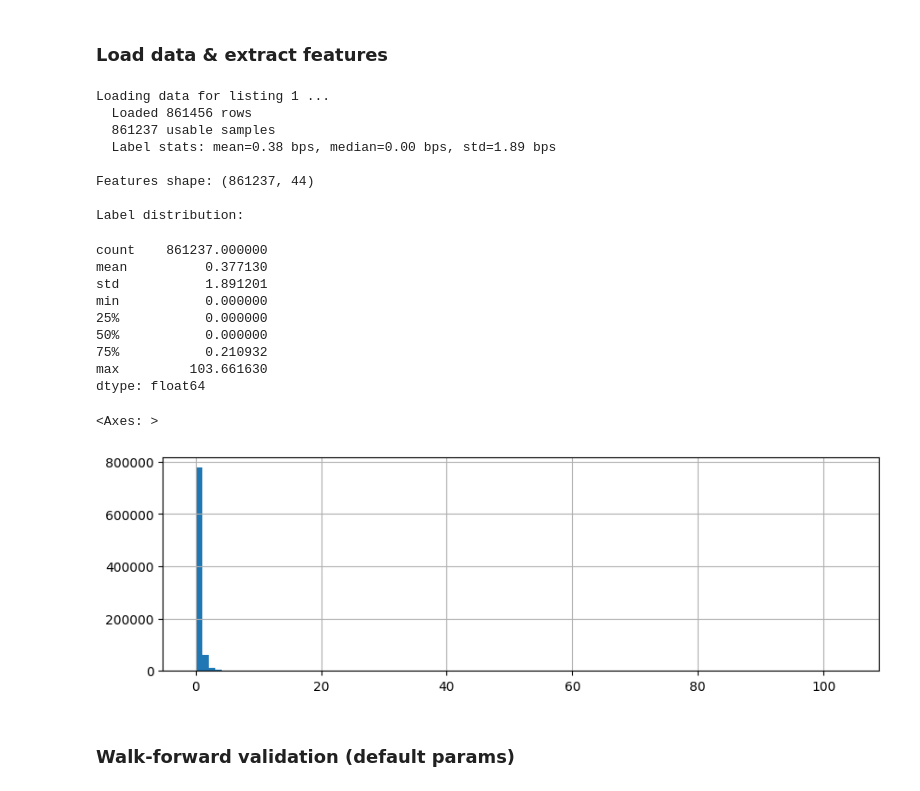
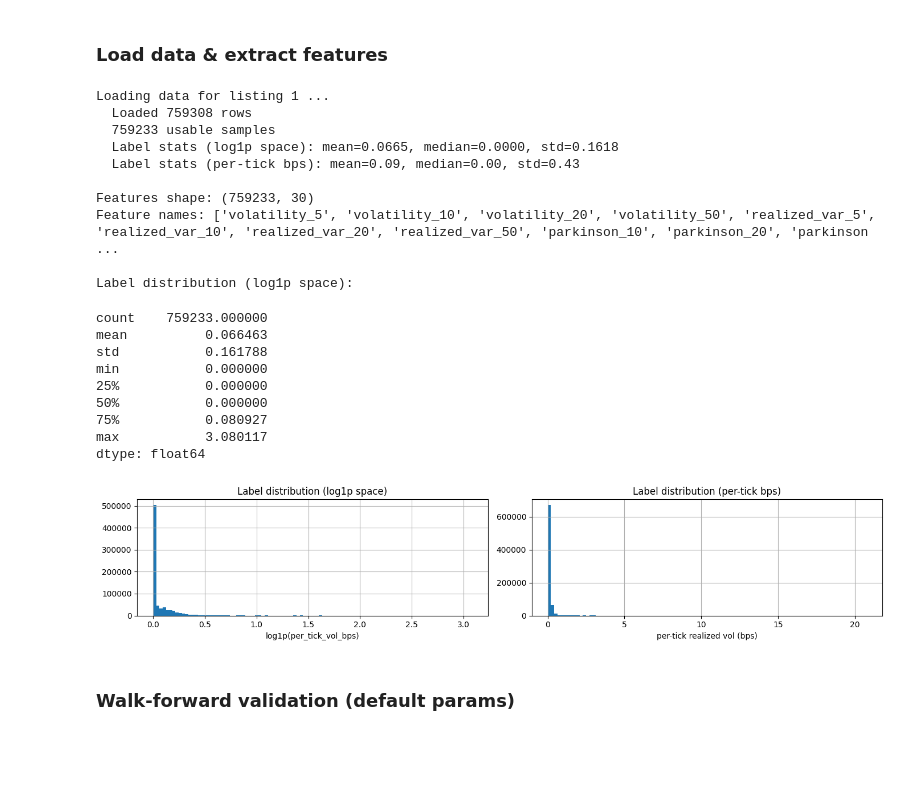
Before and after one commit to gnome-trading-group/gnomepy, a Jupyter notebook: gnomepy/research/signals/basic_mm/test.ipynb, the cells around one changed output. Drawn from its saved outputs; the diff is of its cells as text; code cells hidden in the pictures; blank space fills up the shorter version.

```diff
--- a/gnomepy/research/signals/basic_mm/test.ipynb
+++ b/gnomepy/research/signals/basic_mm/test.ipynb
@@ -258,16 +257,16 @@ and absolute return labels.
 ### Training config
 # %%
 from gnomepy.research.signals.basic_mm.lgbm_volatility import LGBMVolatilityTrainer, LGBMVolatilityModel
+from gnomepy.research.signals.basic_mm.lgbm_volatility.features import VOL_FEATURE_NAMES
 from gnomepy.research.signals.lgbm_directional.registry import ModelRegistry
-from gnomepy.research.signals.lgbm_directional.features import FEATURE_NAMES
 import lightgbm as lgb
 
 # Training date range (should precede or overlap backtest period)
 TRAIN_START = datetime.datetime(2026, 1, 15, 12, 0)
-TRAIN_END   = datetime.datetime(2026, 1, 18, 12, 0)
+TRAIN_END   = datetime.datetime(2026, 1, 17, 12, 0)
 
 # Volatility model training parameters
-VOL_HORIZON = 20          # ticks to look ahead for label
+VOL_HORIZON = 25          # ticks to look ahead for label
 TRAIN_WINDOW = 50000      # rows per training fold
 VAL_WINDOW   = 10000      # rows per validation fold
 
@@ -277,39 +276,54 @@ VOL_REGISTRY_DIR = "./vol_models"
 # %%
 vol_trainer = LGBMVolatilityTrainer(
     listing_id=LISTING_IDS[0],
     start_datetime=TRAIN_START,
     end_datetime=TRAIN_END,
     schema_type=SCHEMA_TYPE,
     horizon=VOL_HORIZON,
     market_data_client=market_data_client,
     registry_client=registry_client,
 )
 
 X_vol, y_vol = vol_trainer.prepare()
 print(f"\nFeatures shape: {X_vol.shape}")
-print(f"\nLabel distribution:")
+print(f"Feature names: {list(X_vol.columns)}")
+print(f"\nLabel distribution (log1p space):")
 display(y_vol.describe())
-y_vol.hist(bins=100, figsize=(10, 3))#, title="Label distribution (abs return in bps)")
+
+import matplotlib.pyplot as plt
+
+fig, axes = plt.subplots(1, 2, figsize=(14, 3))
+y_vol.hist(bins=100, ax=axes[0])
+axes[0].set_title("Label distribution (log1p space)")
+axes[0].set_xlabel("log1p(per_tick_vol_bps)")
+
+y_vol_bps = np.expm1(y_vol)
+y_vol_bps.hist(bins=100, ax=axes[1])
+axes[1].set_title("Label distribution (per-tick bps)")
+axes[1].set_xlabel("per-tick realized vol (bps)")
+plt.tight_layout()
+plt.show()
 # %% [output]
 Loading data for listing 1 ...
-  Loaded 861456 rows
-  861237 usable samples
-  Label stats: mean=0.38 bps, median=0.00 bps, std=1.89 bps
+  Loaded 759308 rows
+  759233 usable samples
+  Label stats (log1p space): mean=0.0665, median=0.0000, std=0.1618
+  Label stats (per-tick bps): mean=0.09, median=0.00, std=0.43
 
-Features shape: (861237, 44)
+Features shape: (759233, 30)
+Feature names: ['volatility_5', 'volatility_10', 'volatility_20', 'volatility_50', 'realized_var_5', 'realized_var_10', 'realized_var_20', 'realized_var_50', 'parkinson_10', 'parkinson_20', 'parkinson ...
 
-Label distribution:
+Label distribution (log1p space):
-count    861237.000000
-mean          0.377130
-std           1.891201
+count    759233.000000
+mean          0.066463
+std           0.161788
 min           0.000000
 25%           0.000000
 50%           0.000000
-75%           0.210932
-max         103.661630
+75%           0.080927
+max           3.080117
 dtype: float64
-<Axes: >
-[figure, old version]
+[figure, new version]
 # %% [markdown]
 ### Walk-forward validation (default params)
 # %%
```
Also changed, not shown: parts of 25 cells of this notebook, 23 other files.
